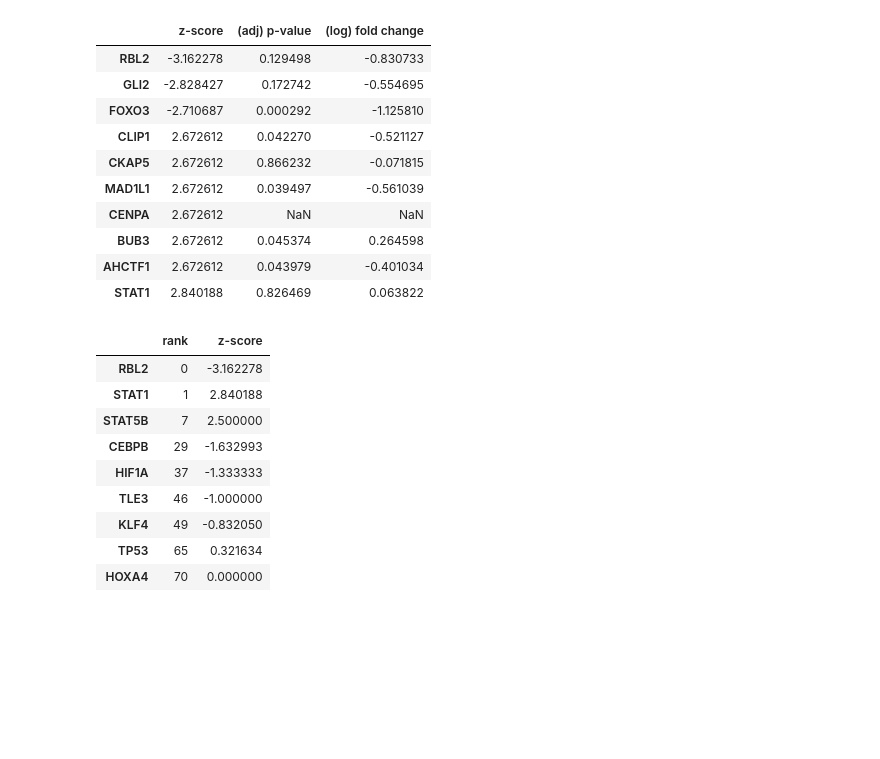
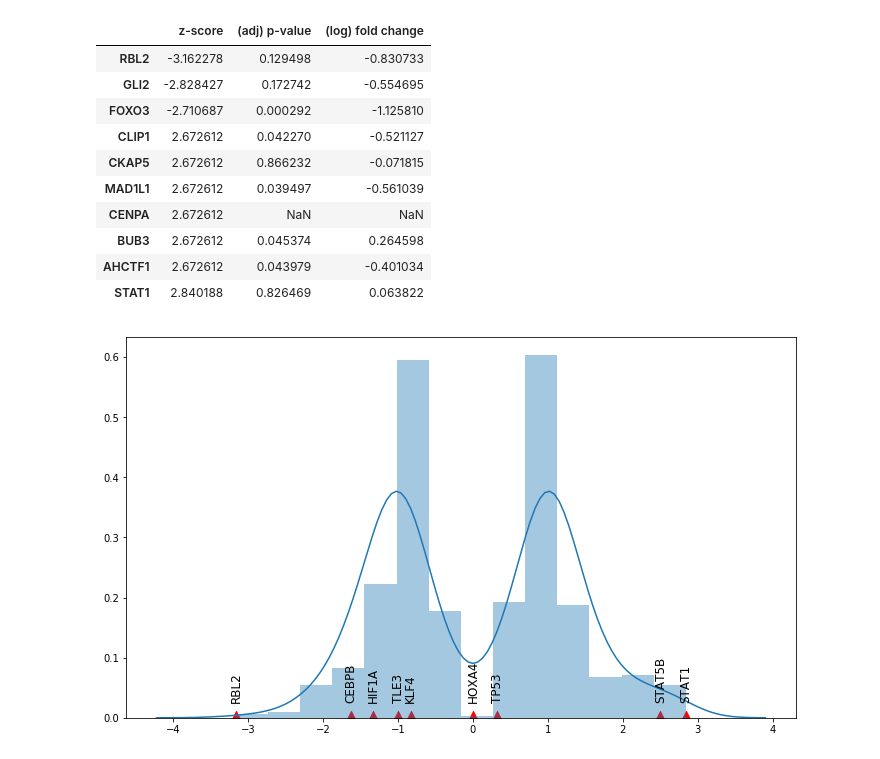
Before and after one commit to ucsd-ccbb/network_bio_toolkit, a Jupyter notebook: notebooks/Only_modules_notebooks/URA_Arthritis_before_class.ipynb, the cells around one changed output. Drawn from its saved outputs; the diff is of its cells as text; code cells hidden in the pictures; blank space fills up the shorter version.

Commit message:
ranking histogram working. Updated non-wrapper-class notebooks to reflect change

```diff
--- a/notebooks/Only_modules_notebooks/URA_Arthritis_before_class.ipynb
+++ b/notebooks/Only_modules_notebooks/URA_Arthritis_before_class.ipynb
@@ -156,18 +158,9 @@ display(top_overall)
 # %%
 # Ranking (in this case from 0 to 168)
 genes_to_rank = ['HOXA4', 'CEBPB', 'HIF1A','KLF4', 'TLE3', 'RBL2','TP53', 'STAT1', 'STAT5B']
-stat_analysis.rank_and_score_df(z_scores, genes_to_rank, act = True, abs_value = True, remove_dups=True)
+stat_analysis.compare_genes(z_scores, genes_to_rank)
 # %% [output]
-|  | rank | z-score |
-| RBL2 | 0 | -3.162278 |
-| STAT1 | 1 | 2.840188 |
-| STAT5B | 7 | 2.500000 |
-| CEBPB | 29 | -1.632993 |
-| HIF1A | 37 | -1.333333 |
-| TLE3 | 46 | -1.000000 |
-| KLF4 | 49 | -0.832050 |
-| TP53 | 65 | 0.321634 |
-| HOXA4 | 70 | 0.000000 |
+[figure, added]
 # %%
 stat_analysis.vis_tf_network(DG_TF, 'STAT1', '../../DEG_databases/geo2r_GSE11352_brca_48hours.txt', DEG_list,
               directed_edges = True,
```
Also changed, not shown: parts of 3 cells of this notebook, 6 other files.
